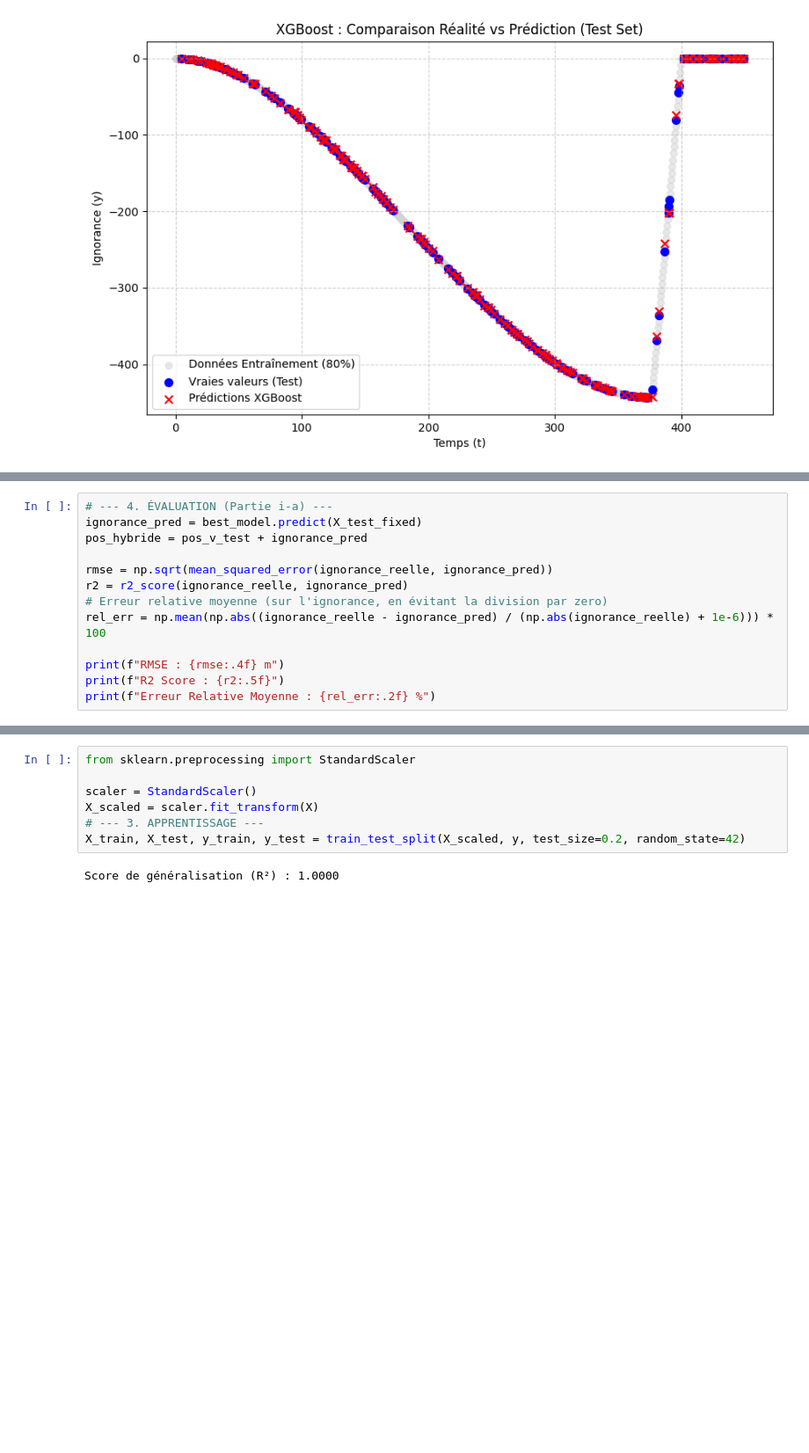
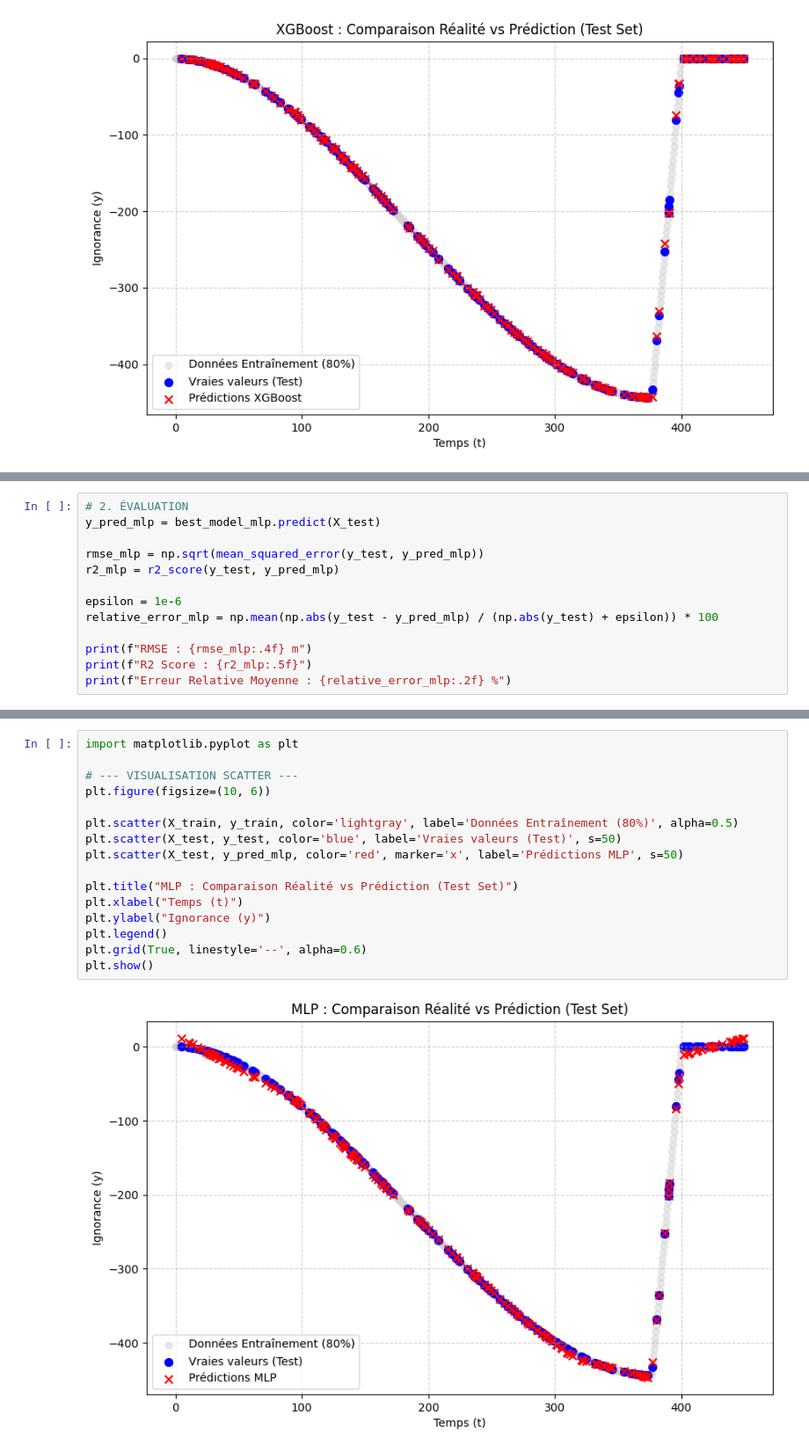
Before and after one commit to moubarik-ashraf/NOTEBOOKS, a Jupyter notebook: rendu5.ipynb, the cells around one changed output, grey strips where cells are left out. Shown at 88% size. Saved outputs shown, nothing was run; the diff lists cells and outputs as text; blank space fills up the shorter version.

```diff
--- a/rendu5.ipynb
+++ b/rendu5.ipynb
@@ -513,13 +522,13 @@ print(f"Meilleur degré trouvé : {best_degree}")
 # %%
-# --- 4. ÉVALUATION (Partie i-a) ---
-ignorance_pred = best_model.predict(X_test_fixed)
-pos_hybride = pos_v_test + ignorance_pred
+# 2. ÉVALUATION
+y_pred_mlp = best_model_mlp.predict(X_test)
 
-rmse = np.sqrt(mean_squared_error(ignorance_reelle, ignorance_pred))
-r2 = r2_score(ignorance_reelle, ignorance_pred)
-# Erreur relative moyenne (sur l'ignorance, en évitant la division par zero)
-rel_err = np.mean(np.abs((ignorance_reelle - ignorance_pred) / (np.abs(ignorance_reelle) + 1e-6))) * 100
+rmse_mlp = np.sqrt(mean_squared_error(y_test, y_pred_mlp))
+r2_mlp = r2_score(y_test, y_pred_mlp)
 
-print(f"RMSE : {rmse:.4f} m")
-print(f"R2 Score : {r2:.5f}")
-print(f"Erreur Relative Moyenne : {rel_err:.2f} %")
+epsilon = 1e-6
+relative_error_mlp = np.mean(np.abs(y_test - y_pred_mlp) / (np.abs(y_test) + epsilon)) * 100
+
+print(f"RMSE : {rmse_mlp:.4f} m")
+print(f"R2 Score : {r2_mlp:.5f}")
+print(f"Erreur Relative Moyenne : {relative_error_mlp:.2f} %")
@@ -583,9 +539,18 @@ Dataset créé : 400000 points d'entrainement.
-# %%
-from sklearn.preprocessing import StandardScaler
-
-scaler = StandardScaler()
-X_scaled = scaler.fit_transform(X)
-# --- 3. APPRENTISSAGE ---
-X_train, X_test, y_train, y_test = train_test_split(X_scaled, y, test_size=0.2, random_state=42)
-# %% [output]
-Score de généralisation (R²) : 1.0000
+# %%
+import matplotlib.pyplot as plt
+
+# --- VISUALISATION SCATTER ---
+plt.figure(figsize=(10, 6))
+
+plt.scatter(X_train, y_train, color='lightgray', label='Données Entraînement (80%)', alpha=0.5)
+plt.scatter(X_test, y_test, color='blue', label='Vraies valeurs (Test)', s=50)
+plt.scatter(X_test, y_pred_mlp, color='red', marker='x', label='Prédictions MLP', s=50)
+
+plt.title("MLP : Comparaison Réalité vs Prédiction (Test Set)")
+plt.xlabel("Temps (t)")
+plt.ylabel("Ignorance (y)")
+plt.legend()
+plt.grid(True, linestyle='--', alpha=0.6)
+plt.show()
+# %% [output]
+[figure, added]
```
Also changed, not shown: parts of 39 cells of this notebook.
